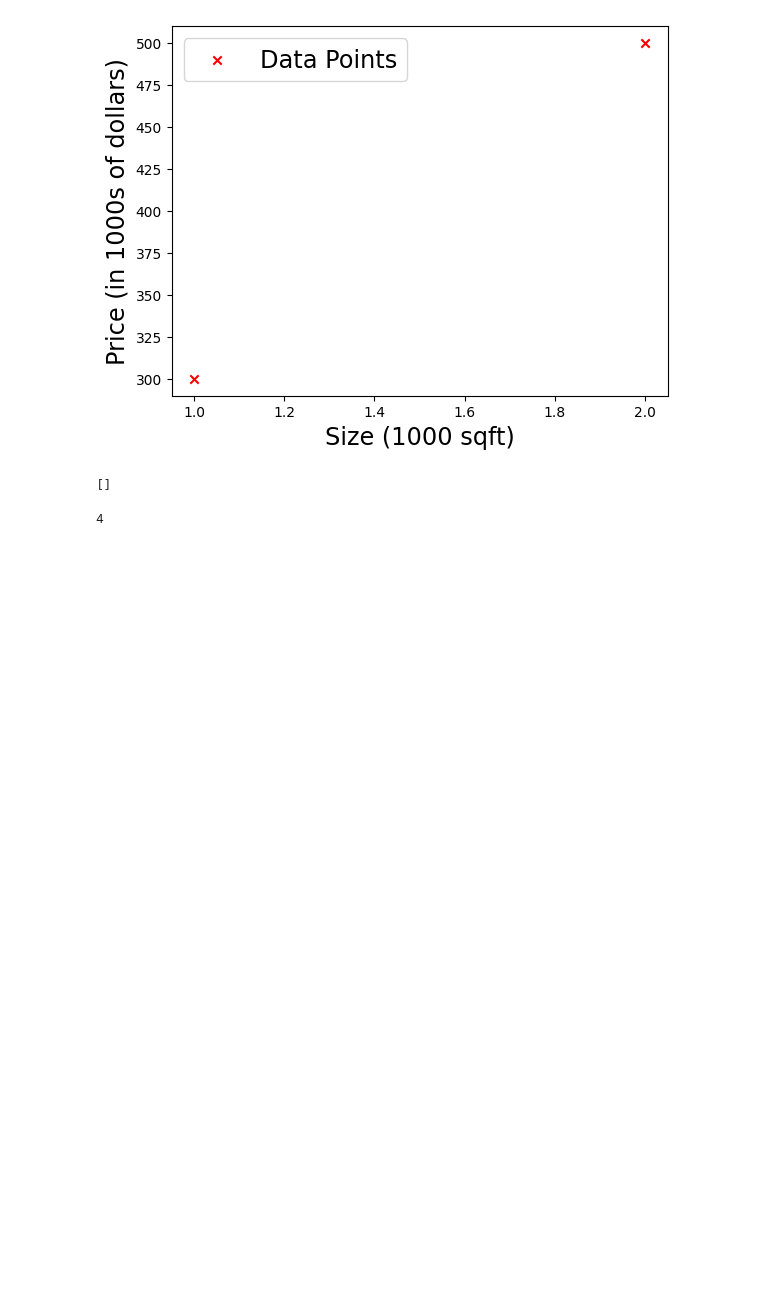
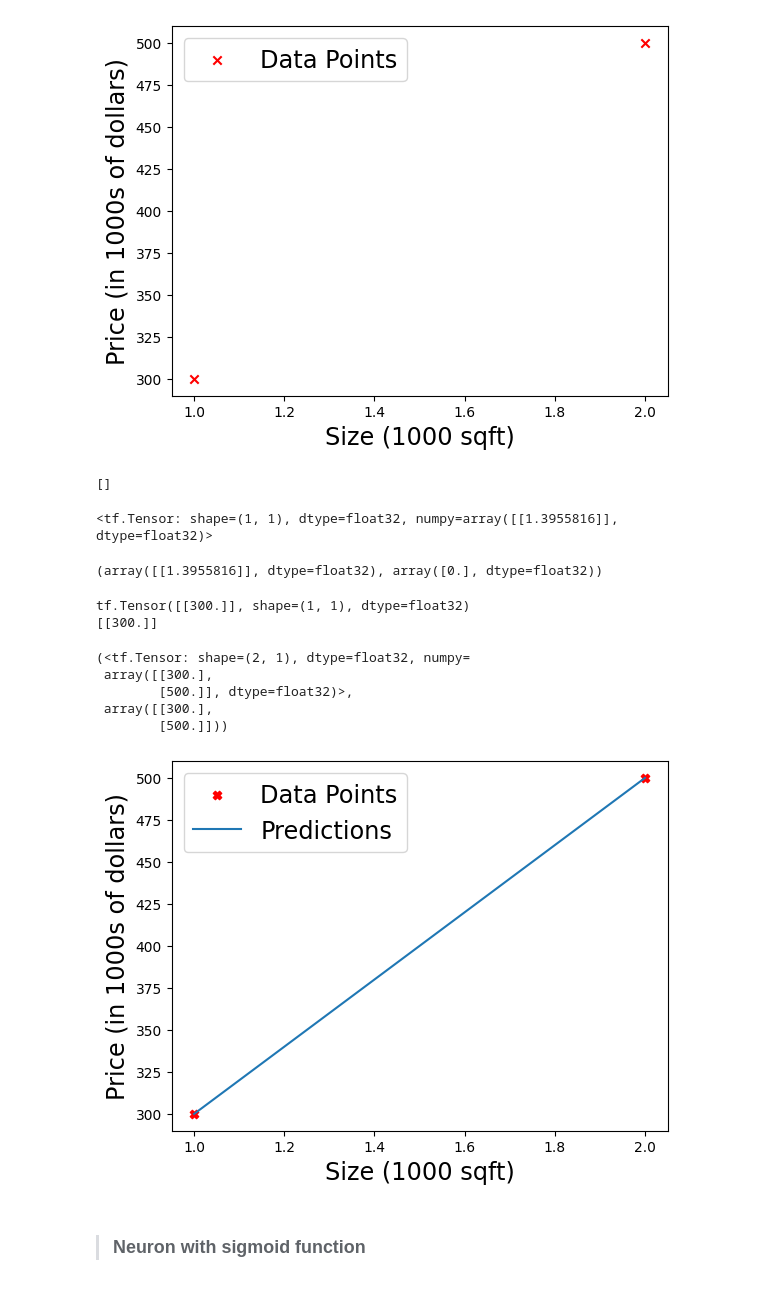
Before and after one commit to MuhammadAbuBakarQureshi/ML-Experiments, a Jupyter notebook: Deep Learning/00-Neurons-And-Layers.ipynb, the cells around one changed output. Drawn from its saved outputs; the diff is of its cells as text; code cells hidden in the pictures; blank space fills up the shorter version.

```diff
--- a/Deep Learning/00-Neurons-And-Layers.ipynb
+++ b/Deep Learning/00-Neurons-And-Layers.ipynb
@@ -29,6 +29,57 @@ linear_layer.get_weights()
 # %% [output]
 []
 # %%
-2 + 2
+a1 = linear_layer(X_train[0].reshape(1, 1));
+a1
 # %% [output]
-4
+<tf.Tensor: shape=(1, 1), dtype=float32, numpy=array([[1.3955816]], dtype=float32)>
+# %%
+w, b = linear_layer.get_weights();
+w, b
+# %% [output]
+(array([[1.3955816]], dtype=float32), array([0.], dtype=float32))
+# %%
+set_w = np.array([[200]]);
+set_b = np.array([100]);
+
+linear_layer.set_weights([set_w, set_b]);
+
+linear_layer.get_weights();
+# %%
+a1 = linear_layer(X_train[0].reshape(1, 1));
+print(a1)
+
+alin = np.dot(set_w, X_train[0].reshape(1, 1)) + set_b
+print(alin);
+# %% [output]
+tf.Tensor([[300.]], shape=(1, 1), dtype=float32)
+[[300.]]
+# %%
+prediction_tf = linear_layer(X_train);
+prediction_np = np.dot(X_train, set_w) + set_b
+
+prediction_tf,prediction_np
+# %% [output]
+(<tf.Tensor: shape=(2, 1), dtype=float32, numpy=
+ array([[300.],
+        [500.]], dtype=float32)>,
+ array([[300.],
+        [500.]]))
+# %%
+# plot the predictions
+
+
+plt.scatter(X_train, Y_train, marker = 'X', c = 'r', label = "Data Points")
+plt.legend(fontsize = "xx-large")
+
+plt.plot(X_train, prediction_tf, label = "Predictions"); # replace prediction_tf with  prediction_np to get the numpy preditictions graph
+plt.legend(fontsize = "xx-large");
+
+plt.ylabel("Price (in 1000s of dollars)", fontsize = "xx-large");
+plt.xlabel("Size (1000 sqft)", fontsize = "xx-large");
+
+plt.show()
+# %% [output]
+[figure, added]
+# %% [markdown]
+> ### Neuron with sigmoid function
```
Also changed, not shown: parts of 9 cells of this notebook.
